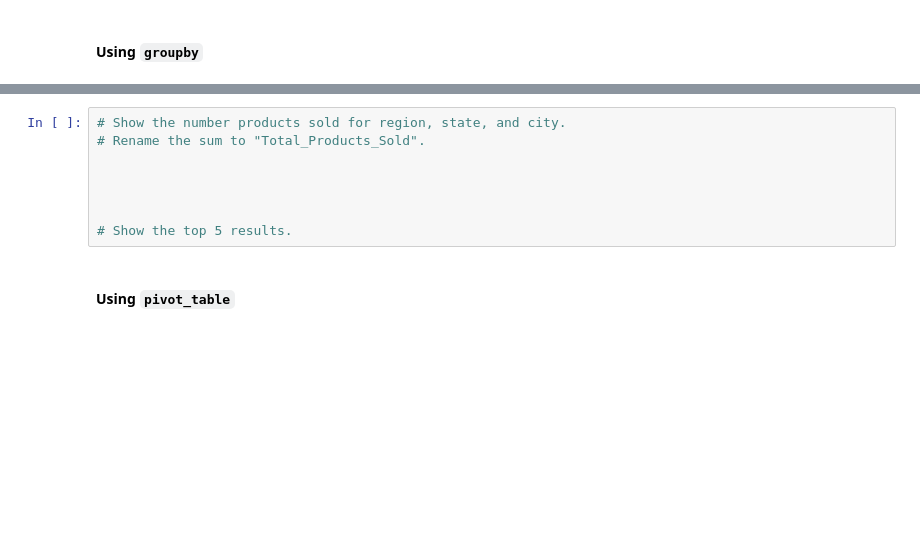
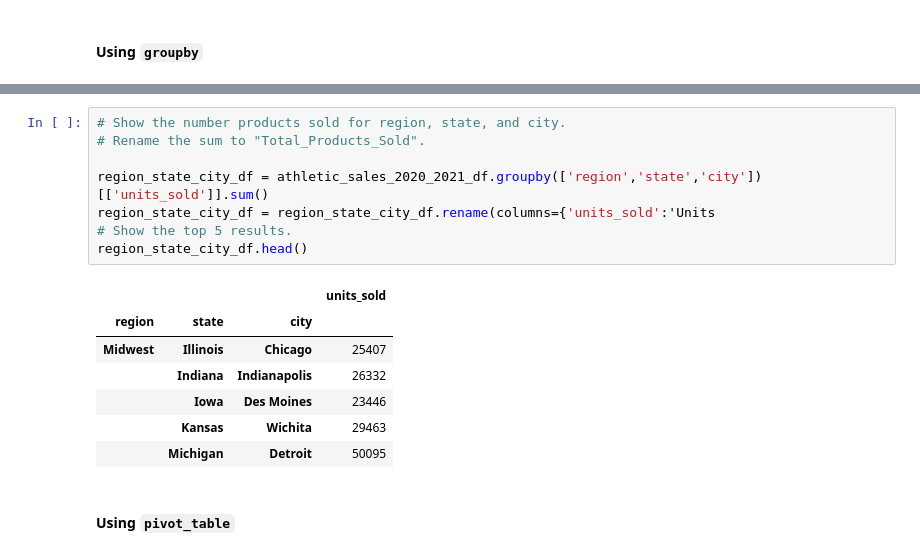
Before and after one commit to dannygallardo/athletic_sales_analysis, a Jupyter notebook: athletic_sales_analysis_starter_code.ipynb, the cells around one changed output, grey strips where cells are left out. Drawn from its saved outputs; the diff is of its cells as text; blank space fills up the shorter version.

```diff
--- a/athletic_sales_analysis_starter_code.ipynb
+++ b/athletic_sales_analysis_starter_code.ipynb
@@ -83,11 +181,19 @@ dtype: object
 # %%
 # Show the number products sold for region, state, and city.
 # Rename the sum to "Total_Products_Sold".
 
-
-
-
+region_state_city_df = athletic_sales_2020_2021_df.groupby(['region','state','city'])[['units_sold']].sum()
+region_state_city_df = region_state_city_df.rename(columns={'units_sold':'Units
 # Show the top 5 results.
+region_state_city_df.head()
+# %% [output]
+|  |  |  | units_sold |
+| region | state | city |  |
+| Midwest | Illinois | Chicago | 25407 |
+|  | Indiana | Indianapolis | 26332 |
+|  | Iowa | Des Moines | 23446 |
+|  | Kansas | Wichita | 29463 |
+|  | Michigan | Detroit | 50095 |
 # %% [markdown]
 #### Using `pivot_table`
 # %%
```
Also changed, not shown: parts of 7 cells of this notebook.
